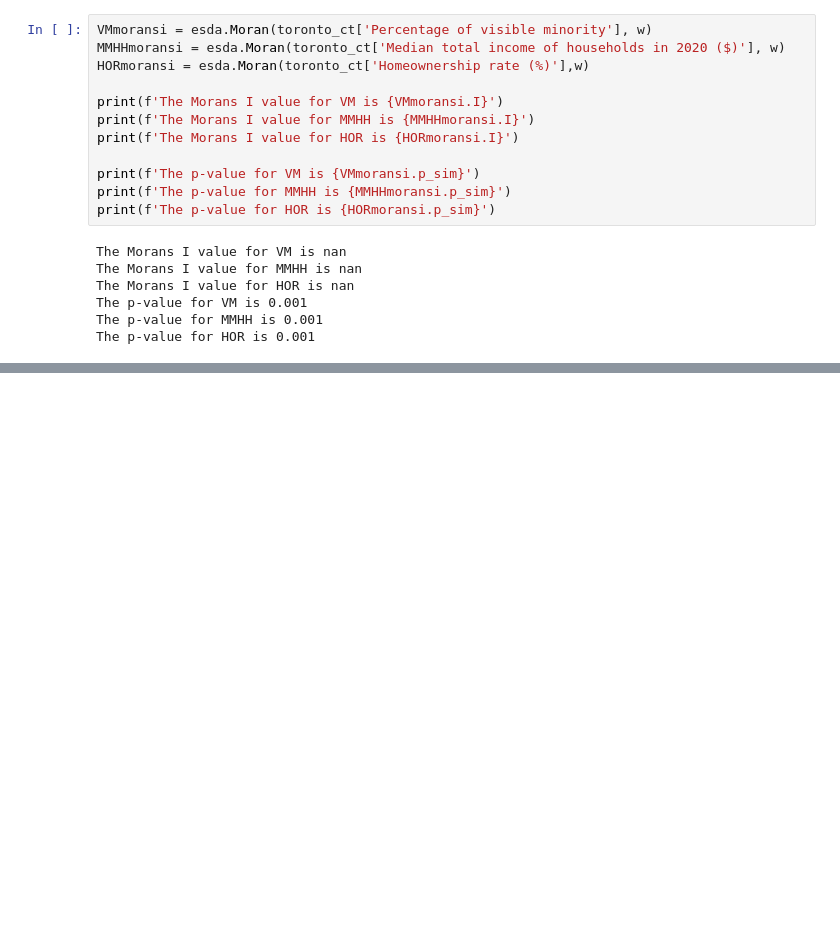
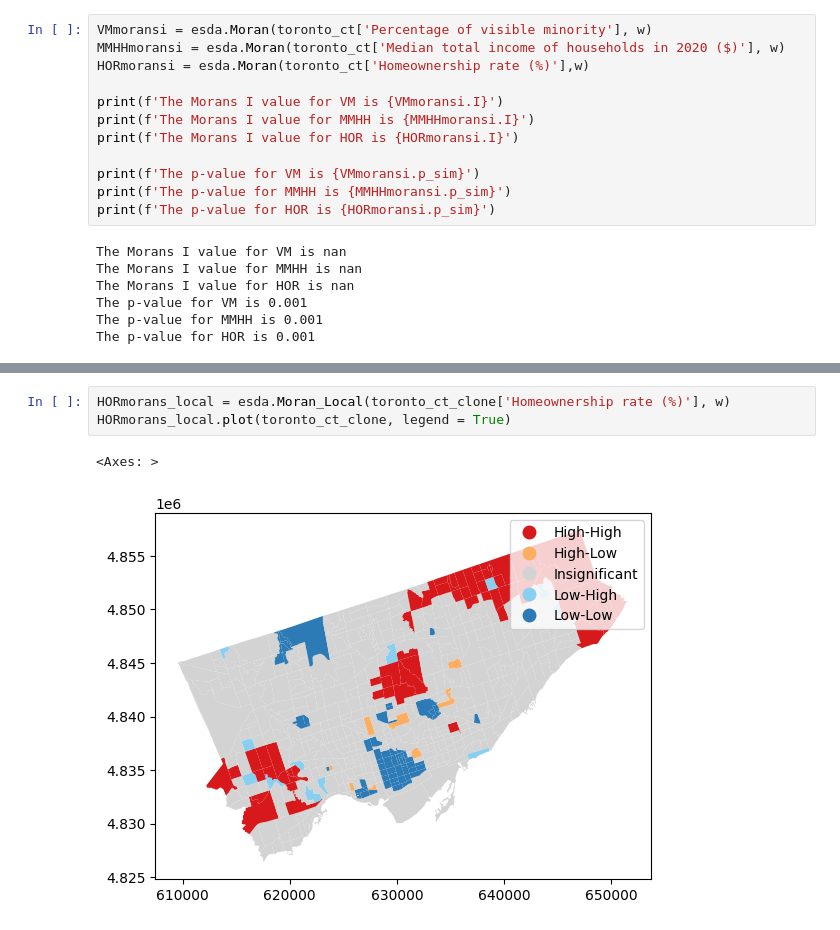
Before and after one commit to polina-gorn/GGR375-Group-Project, a Jupyter notebook: CT_data_map.ipynb, the cells around one changed output, grey strips where cells are left out. Drawn from its saved outputs; the diff is of its cells as text; blank space fills up the shorter version.

```diff
--- a/CT_data_map.ipynb
+++ b/CT_data_map.ipynb
@@ -196,0 +265,6 @@ The p-value for HOR is 0.001
+# %%
+HORmorans_local = esda.Moran_Local(toronto_ct_clone['Homeownership rate (%)'], w)
+HORmorans_local.plot(toronto_ct_clone, legend = True)
+# %% [output]
+<Axes: >
+[figure, added]
```
Also changed, not shown: parts of 9 cells of this notebook.
